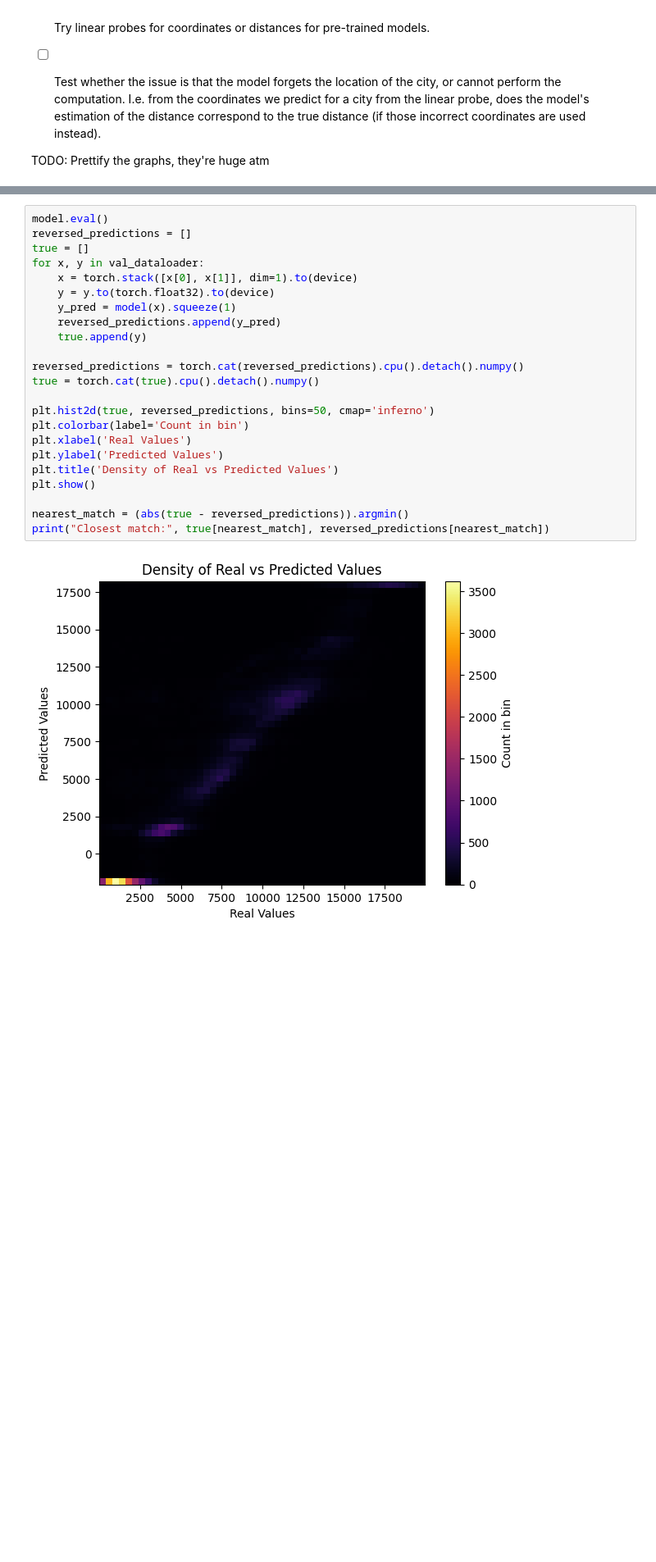
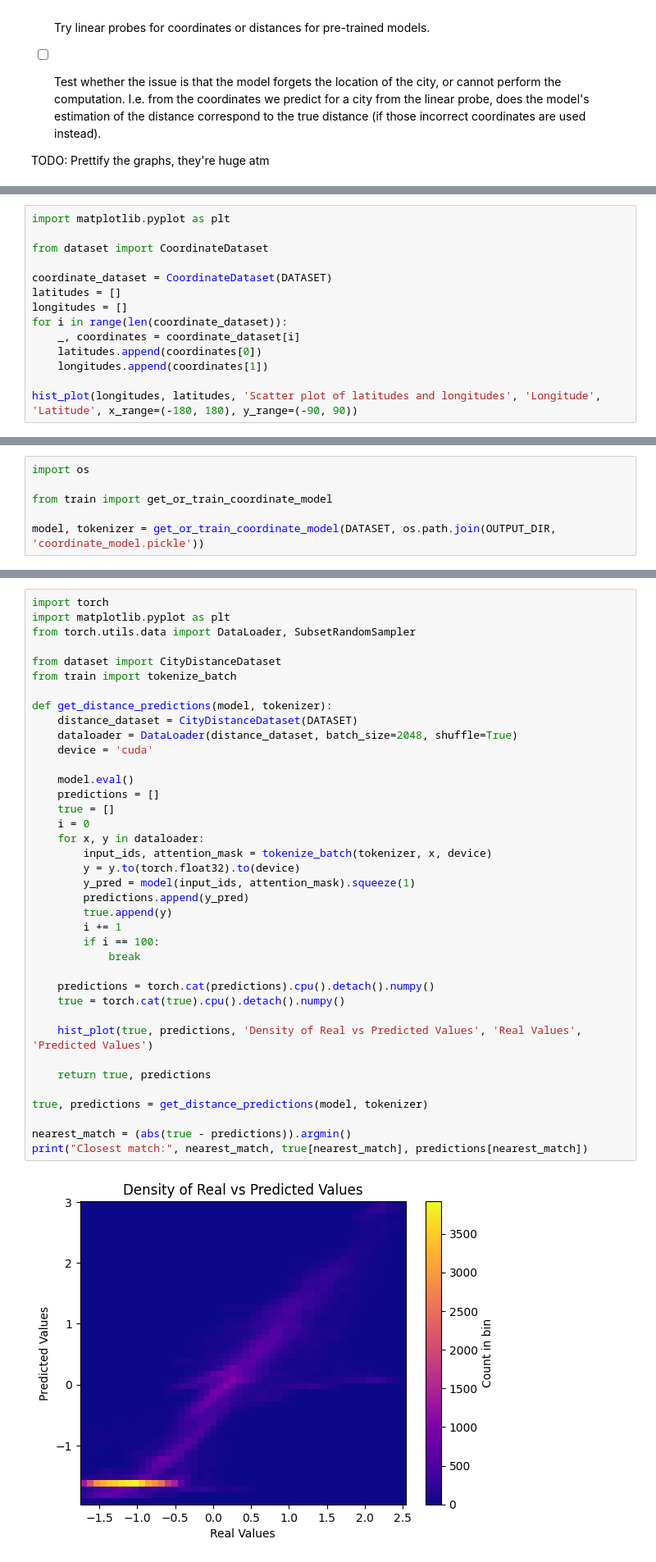
Before and after one commit to pleask/llm-geography, a Jupyter notebook: analysis.ipynb, the cells around one changed output, grey strips where cells are left out. Shown at 82% size. Drawn from its saved outputs; the diff is of its cells as text; blank space fills up the shorter version.

```diff
--- a/analysis.ipynb
+++ b/analysis.ipynb
@@ -17,0 +35,14 @@ OUTPUT_DIR = 'outputs'
+# %%
+import matplotlib.pyplot as plt
+
+from dataset import CoordinateDataset
+
+coordinate_dataset = CoordinateDataset(DATASET)
+latitudes = []
+longitudes = []
+for i in range(len(coordinate_dataset)):
+    _, coordinates = coordinate_dataset[i]
+    latitudes.append(coordinates[0])
+    longitudes.append(coordinates[1])
+
+hist_plot(longitudes, latitudes, 'Scatter plot of latitudes and longitudes', 'Longitude', 'Latitude', x_range=(-180, 180), y_range=(-90, 90))
@@ -108,0 +69,6 @@ Loaded model parameters from existing model at outputs/coordinate_model.pickle
+# %%
+import os
+
+from train import get_or_train_coordinate_model
+
+model, tokenizer = get_or_train_coordinate_model(DATASET, os.path.join(OUTPUT_DIR, 'coordinate_model.pickle'))
@@ -109,25 +77,40 @@ Loaded model parameters from existing model at outputs/coordinate_model.pickle
 # %%
-model.eval()
-reversed_predictions = []
-true = []
-for x, y in val_dataloader:
-    x = torch.stack([x[0], x[1]], dim=1).to(device)
-    y = y.to(torch.float32).to(device)
-    y_pred = model(x).squeeze(1)
-    reversed_predictions.append(y_pred)
-    true.append(y)
+import torch
+import matplotlib.pyplot as plt
+from torch.utils.data import DataLoader, SubsetRandomSampler
 
-reversed_predictions = torch.cat(reversed_predictions).cpu().detach().numpy()
-true = torch.cat(true).cpu().detach().numpy()
+from dataset import CityDistanceDataset
+from train import tokenize_batch
 
-plt.hist2d(true, reversed_predictions, bins=50, cmap='inferno')
-plt.colorbar(label='Count in bin')
-plt.xlabel('Real Values')
-plt.ylabel('Predicted Values')
-plt.title('Density of Real vs Predicted Values')
-plt.show()
+def get_distance_predictions(model, tokenizer):
+    distance_dataset = CityDistanceDataset(DATASET)
+    dataloader = DataLoader(distance_dataset, batch_size=2048, shuffle=True)
+    device = 'cuda'
 
-nearest_match = (abs(true - reversed_predictions)).argmin()
-print("Closest match:", true[nearest_match], reversed_predictions[nearest_match])
+    model.eval()
+    predictions = []
+    true = []
+    i = 0
+    for x, y in dataloader:
+        input_ids, attention_mask = tokenize_batch(tokenizer, x, device)
+        y = y.to(torch.float32).to(device)
+        y_pred = model(input_ids, attention_mask).squeeze(1)
+        predictions.append(y_pred)
+        true.append(y)
+        i += 1
+        if i == 100:
+            break
+
+    predictions = torch.cat(predictions).cpu().detach().numpy()
+    true = torch.cat(true).cpu().detach().numpy()
+
+    hist_plot(true, predictions, 'Density of Real vs Predicted Values', 'Real Values', 'Predicted Values')
+
+    return true, predictions
+
+true, predictions = get_distance_predictions(model, tokenizer)
+
+nearest_match = (abs(true - predictions)).argmin()
+print("Closest match:", nearest_match, true[nearest_match], predictions[nearest_match])
 # %% [output]
-[figure, old version]
+[figure, new version]
```
Also changed, not shown: parts of 18 cells of this notebook, 3 other files.
